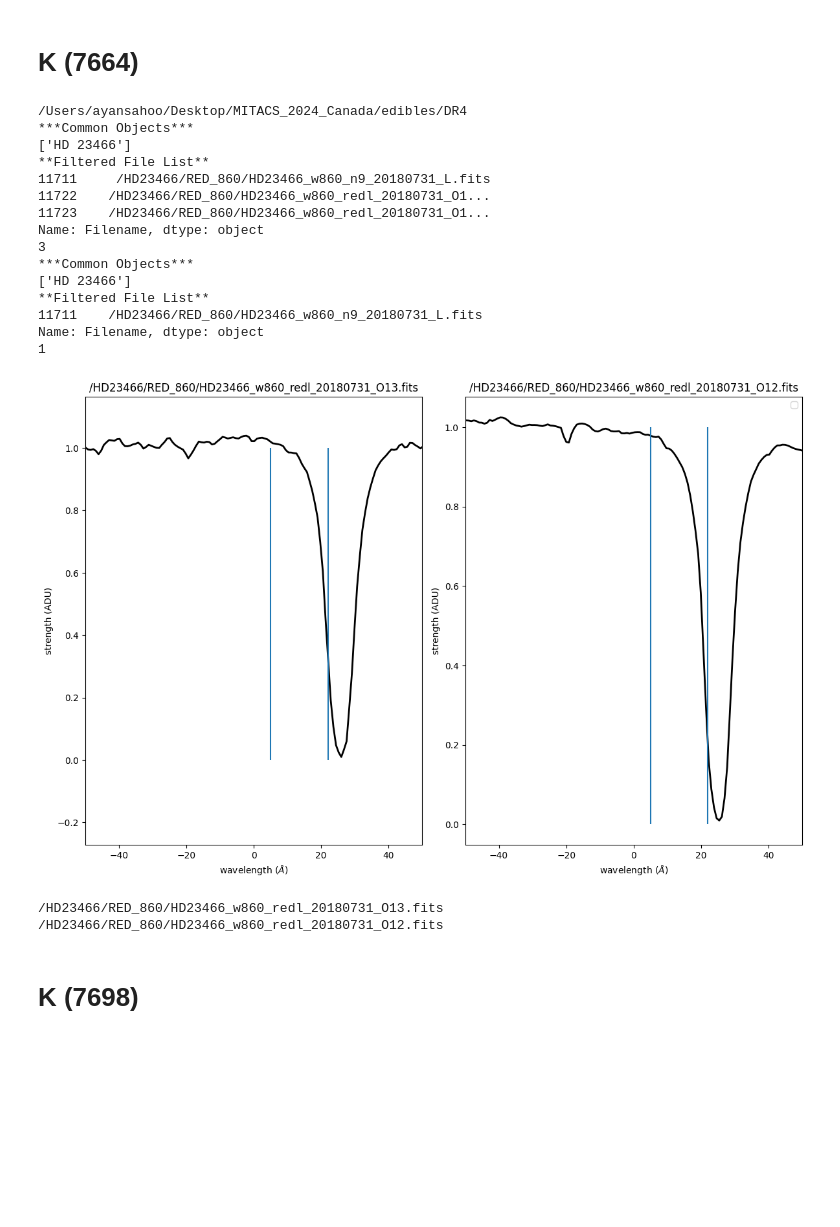
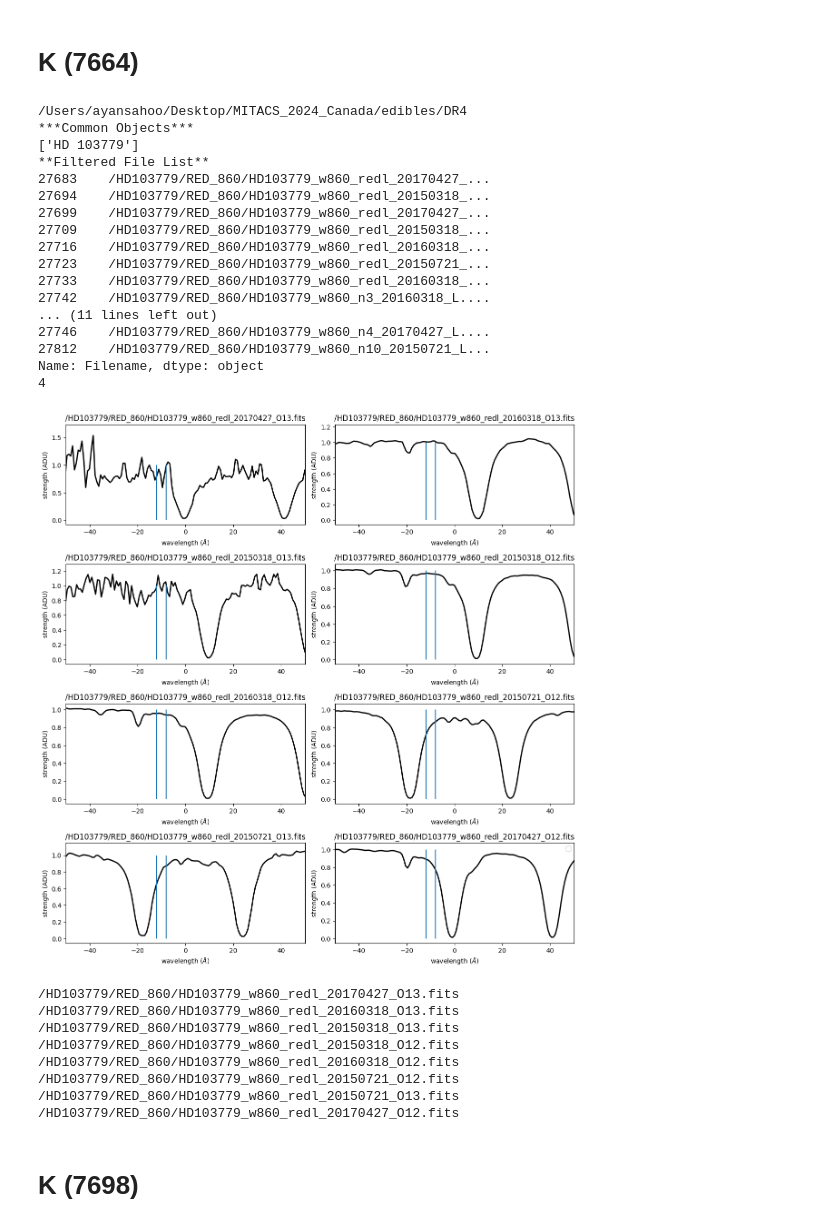
Before and after one commit to AyanS13/edibles, a Jupyter notebook: cloud_checker.ipynb, the cells around one changed output. Drawn from its saved outputs; the diff is of its cells as text; code cells hidden in the pictures; blank space fills up the shorter version.

```diff
--- a/cloud_checker.ipynb
+++ b/cloud_checker.ipynb
@@ -18,7 +18,7 @@ from scipy.interpolate import CubicSpline
 # %% [markdown]
 # Na I
 # %%
-sightline = "HD 80558"
+sightline = "HD 93843"
 pythia = EdiblesOracle()
 List_1 = pythia.getFilteredObsList(object=[sightline], MergedOnly=False, Wave=3302)
 test_1 = List_1.values.tolist()
@@ -32,9 +32,9 @@ test = list(test)
 
 lambda0 = [3302.368, 3302.978]
 ref_wave = 3302.368
-cl_1 = 20
-cl_2 = 14
-cl_3 = 10
+cl_1 = 5
+cl_2 = 11
+cl_3 = 80
 cl_4 = 3
 # cl_5 = 12
 # cl_5 = -7
@@ -76,9 +76,9 @@ for i in range(len(test)):
 
     # Plot data on the corresponding subplot
     axs[i].plot(3*(10**5)*(wave-ref_wave)/ref_wave, flux, color='k', linewidth=2)
-    axs[i].vlines(x=cl_1, ymin=0.2, ymax=1)
-    axs[i].vlines(x=cl_2, ymin=0.2, ymax=1)
-    axs[i].vlines(x=cl_3, ymin=0.2, ymax=1)
+    axs[i].vlines(x=cl_1, ymin=0.85, ymax=1)
+    axs[i].vlines(x=cl_2, ymin=0.85, ymax=1)
+    axs[i].vlines(x=cl_3, ymin=0.85, ymax=1)
     # axs[i].vlines(x=cl_4, ymin=0.4, ymax=1)
     # axs[i].vlines(x=cl_5, ymin=0.4, ymax=1)
 
@@ -139,7 +133,7 @@ Name: Filename, dtype: object
 # %% [markdown]
 # Na II
 # %%
-sightline = "HD 23466"
+sightline = "HD 147084"
 pythia = EdiblesOracle()
 List_1 = pythia.getFilteredObsList(object=[sightline], MergedOnly=False, Wave=5892)
 test_1 = List_1.values.tolist()
@@ -250,7 +244,7 @@ Name: Filename, dtype: object
 # %% [markdown]
 # K (7664)
 # %%
-sightline = "HD 23466"
+sightline = "HD 103779"
 pythia = EdiblesOracle()
 List_1 = pythia.getFilteredObsList(object=[sightline], MergedOnly=False, Wave=7665)
 test_1 = List_1.values.tolist()
@@ -264,8 +258,8 @@ test = list(test)
 
 lambda0 = [7664.899]
 ref_wave = 7664.899
-cl_1 = 22
-cl_2 = 5
+cl_1 = -12
+cl_2 = -8
 # cl_3 = -38
 # cl_4 = -24
 # cl_5 = -10
@@ -321,47 +315,55 @@ for i in range(len(test)):
     #                    b=b, B_vary=B_vary, N=N, v_rad=v_rad, v_resolution=v_resolution, map =[0,1])
 
     # axs[i].plot(wave, model)
 
     # Set title for each subplot
     axs[i].set_title(str(test[i]))
 
     # Set x and y labels for each subplot
     axs[i].set_xlabel('wavelength ($\AA$)')
     axs[i].set_ylabel('strength (ADU)')
 
     axs[i].set_xlim(-50, 50)
 
 # Hide the unused subplots
 for j in range(len(test), len(axs)):
     fig.delaxes(axs[j])
 # Adjust the layout so titles and labels fit well
 plt.tight_layout()
 plt.legend()
 # Show the plot
 plt.show()
 
 
 for i in test:
     print(i)
 # %% [output]
 /Users/ayansahoo/Desktop/MITACS_2024_Canada/edibles/DR4
 ***Common Objects***
-['HD 23466']
+['HD 103779']
 **Filtered File List**
-11711     /HD23466/RED_860/HD23466_w860_n9_20180731_L.fits
-11722    /HD23466/RED_860/HD23466_w860_redl_20180731_O1...
-11723    /HD23466/RED_860/HD23466_w860_redl_20180731_O1...
+27683    /HD103779/RED_860/HD103779_w860_redl_20170427_...
+27694    /HD103779/RED_860/HD103779_w860_redl_20150318_...
+27699    /HD103779/RED_860/HD103779_w860_redl_20170427_...
+27709    /HD103779/RED_860/HD103779_w860_redl_20150318_...
+27716    /HD103779/RED_860/HD103779_w860_redl_20160318_...
+27723    /HD103779/RED_860/HD103779_w860_redl_20150721_...
+27733    /HD103779/RED_860/HD103779_w860_redl_20160318_...
+27742    /HD103779/RED_860/HD103779_w860_n3_20160318_L....
+... (11 lines left out)
+27746    /HD103779/RED_860/HD103779_w860_n4_20170427_L....
+27812    /HD103779/RED_860/HD103779_w860_n10_20150721_L...
 Name: Filename, dtype: object
-3
-***Common Objects***
-['HD 23466']
-**Filtered File List**
-11711    /HD23466/RED_860/HD23466_w860_n9_20180731_L.fits
-Name: Filename, dtype: object
-1
+4
-[figure, old version]
+[figure, new version]
-/HD23466/RED_860/HD23466_w860_redl_20180731_O13.fits
-/HD23466/RED_860/HD23466_w860_redl_20180731_O12.fits
+/HD103779/RED_860/HD103779_w860_redl_20170427_O13.fits
+/HD103779/RED_860/HD103779_w860_redl_20160318_O13.fits
+/HD103779/RED_860/HD103779_w860_redl_20150318_O13.fits
+/HD103779/RED_860/HD103779_w860_redl_20150318_O12.fits
+/HD103779/RED_860/HD103779_w860_redl_20160318_O12.fits
+/HD103779/RED_860/HD103779_w860_redl_20150721_O12.fits
+/HD103779/RED_860/HD103779_w860_redl_20150721_O13.fits
+/HD103779/RED_860/HD103779_w860_redl_20170427_O12.fits
 # %% [markdown]
 # K (7698)
 # %%
```
Also changed, not shown: parts of 3 cells of this notebook, 4 other files.
